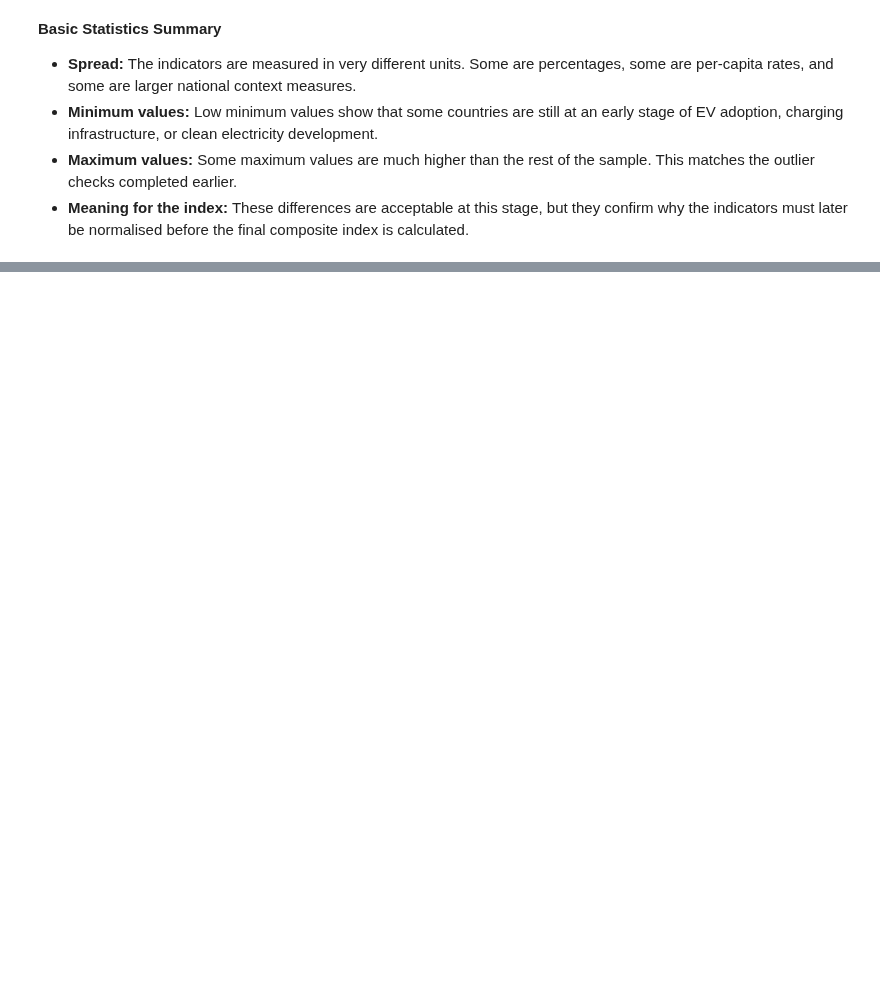
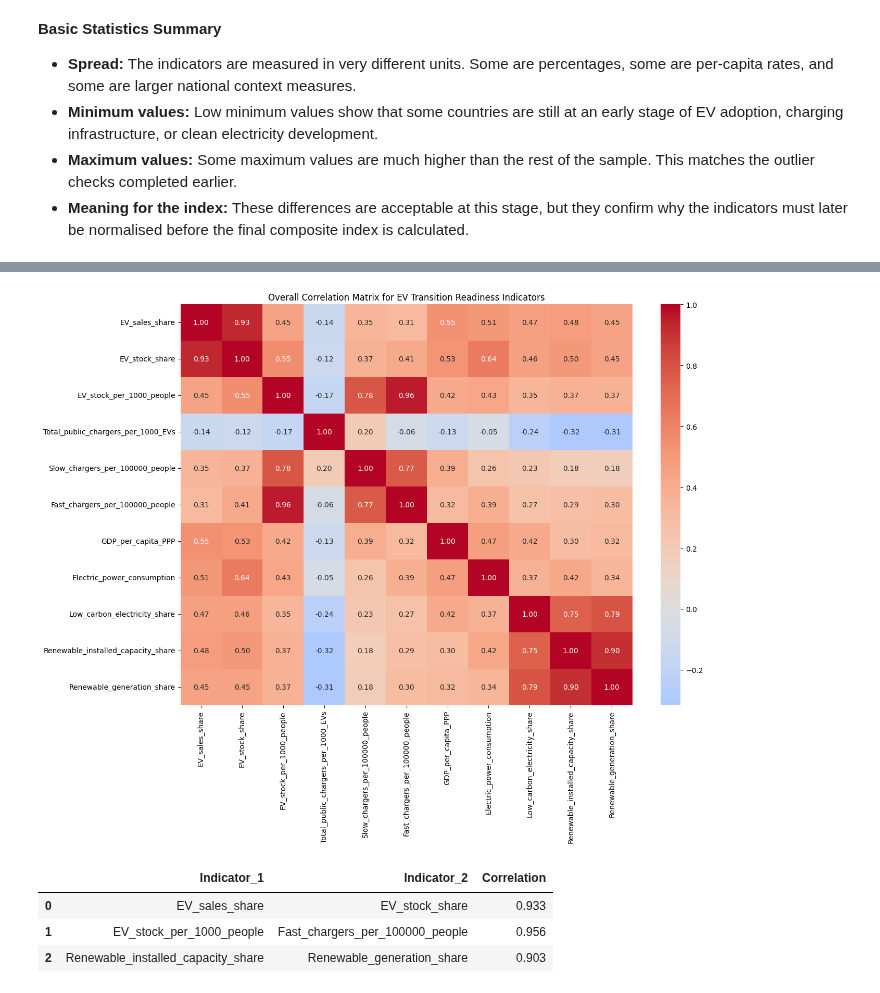
Before and after one commit to RathnamMeghana/DAV_CA1, a Jupyter notebook: index.ipynb, the cells around one changed output, grey strips where cells are left out. Saved outputs shown, nothing was run; the diff lists cells and outputs as text; code cells hidden in the pictures; blank space fills up the shorter version.

Commit message:
🔗 Add overall correlation matrix
Added the full 11-indicator correlation matrix.

Used it to identify broad relationships before checking sub-indices.

```diff
--- a/index.ipynb
+++ b/index.ipynb
@@ -1029,0 +1034,34 @@ indicator_df.describe()
+# %%
+# Correlation matrix for all 11 indicators.
+correlation_matrix = indicator_df.corr()
+
+plt.figure(figsize=(14, 10))
+sns.heatmap(correlation_matrix, annot=True, cmap="coolwarm", center=0, fmt=".2f")
+plt.title("Overall Correlation Matrix for EV Transition Readiness Indicators")
+plt.show()
+# %% [output]
+[figure, added]
+# %%
+# Pull out very strong correlations so they are easier to discuss.
+high_correlation_rows = []
+
+for i in range(len(correlation_matrix.columns)):
+    for j in range(i + 1, len(correlation_matrix.columns)):
+        indicator_1 = correlation_matrix.columns[i]
+        indicator_2 = correlation_matrix.columns[j]
+        correlation_value = correlation_matrix.iloc[i, j]
+
+        if abs(correlation_value) >= 0.8:
+            high_correlation_rows.append({
+                "Indicator_1": indicator_1,
+                "Indicator_2": indicator_2,
+                "Correlation": round(correlation_value, 3)
+            })
+
+high_correlation_df = pd.DataFrame(high_correlation_rows)
+high_correlation_df
+# %% [output]
+|  | Indicator_1 | Indicator_2 | Correlation |
+| 0 | EV_sales_share | EV_stock_share | 0.933 |
+| 1 | EV_stock_per_1000_people | Fast_chargers_per_100000_people | 0.956 |
+| 2 | Renewable_installed_capacity_share | Renewable_generation_share | 0.903 |
```
Also changed, not shown: parts of 1 cell of this notebook.
